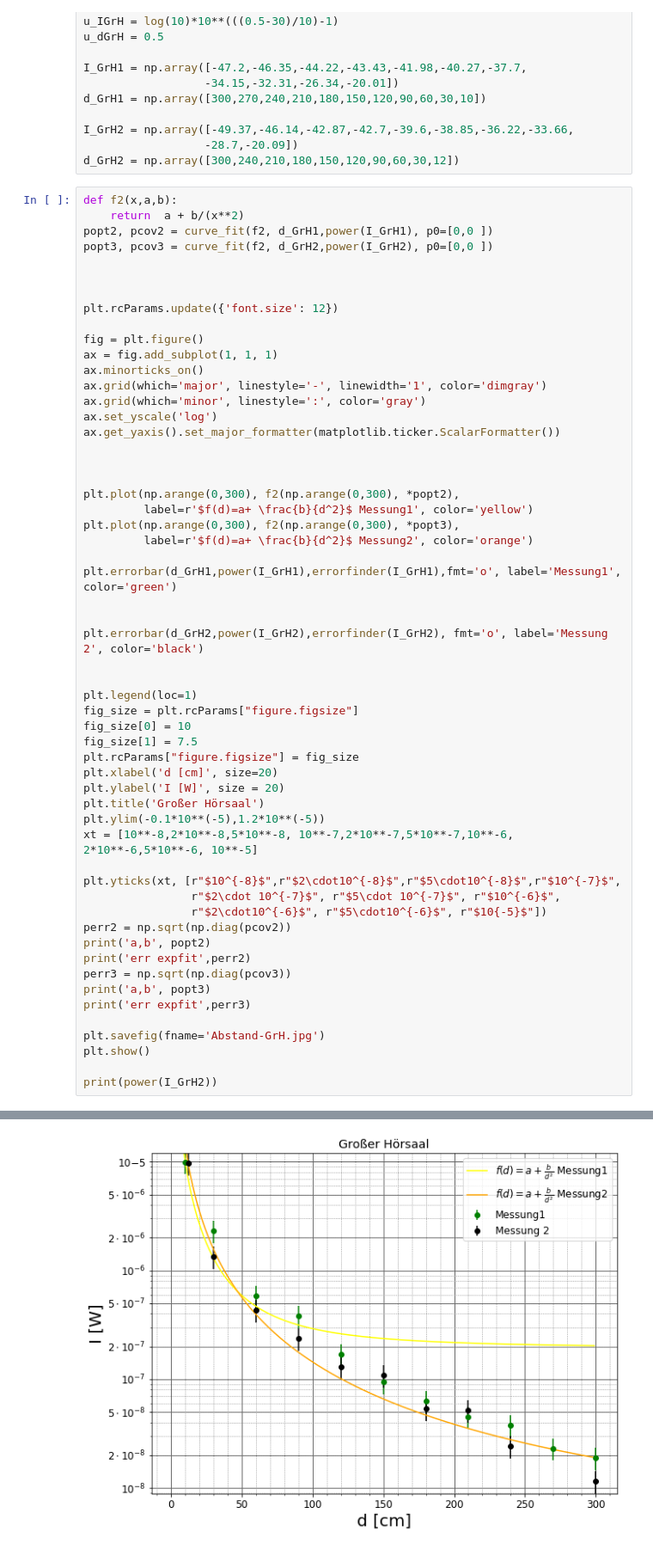
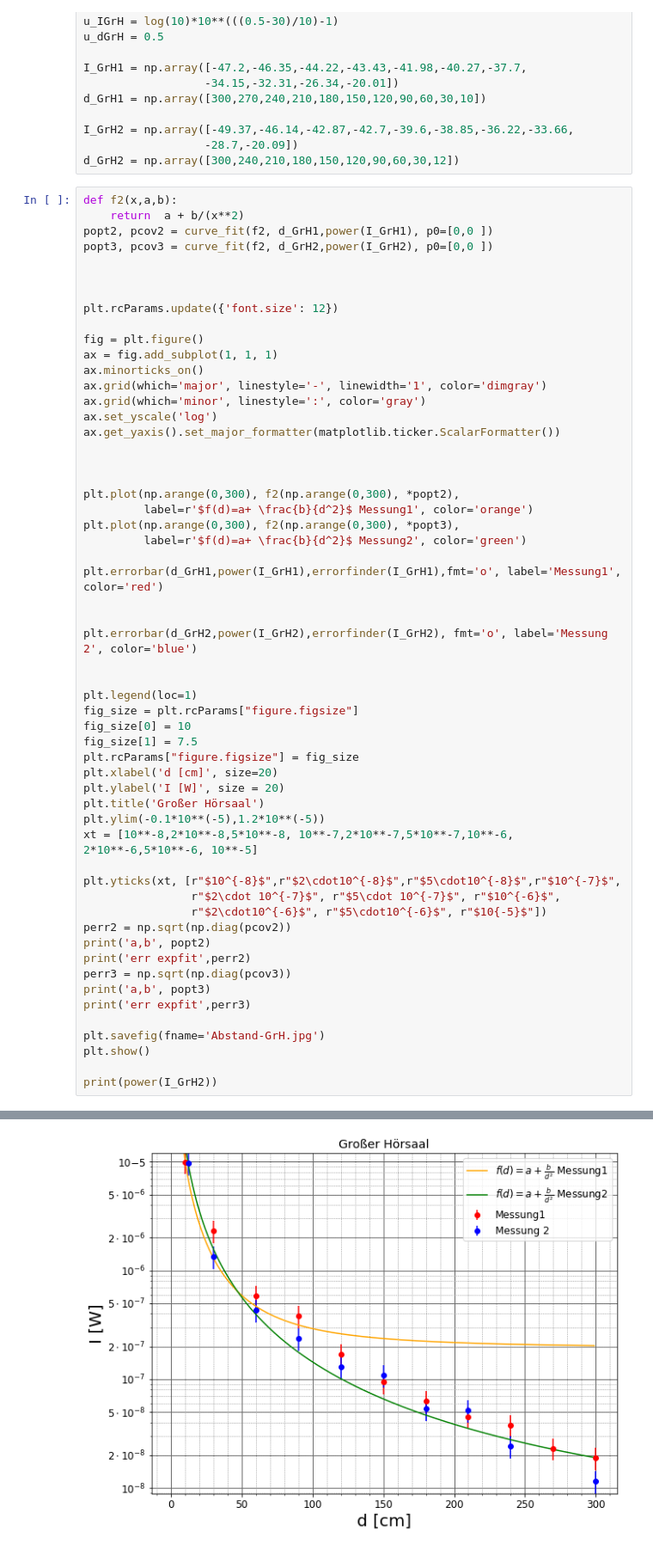
Before and after one commit to BigThonkers/AP2-Antenne, a Jupyter notebook: Rechnungen/Abstandsmessungen.ipynb, the cells around one changed output, grey strips where cells are left out. Shown at 86% size. Drawn from its saved outputs; the diff is of its cells as text.

```diff
--- a/Rechnungen/Abstandsmessungen.ipynb
+++ b/Rechnungen/Abstandsmessungen.ipynb
@@ -209,14 +209,14 @@ ax.get_yaxis().set_major_formatter(matplotlib.ticker.ScalarFormatter())
 
 
 plt.plot(np.arange(0,300), f2(np.arange(0,300), *popt2),
-         label=r'$f(d)=a+ \frac{b}{d^2}$ Messung1', color='yellow')
+         label=r'$f(d)=a+ \frac{b}{d^2}$ Messung1', color='orange')
 plt.plot(np.arange(0,300), f2(np.arange(0,300), *popt3),
-         label=r'$f(d)=a+ \frac{b}{d^2}$ Messung2', color='orange')
+         label=r'$f(d)=a+ \frac{b}{d^2}$ Messung2', color='green')
 
-plt.errorbar(d_GrH1,power(I_GrH1),errorfinder(I_GrH1),fmt='o', label='Messung1', color='green')
+plt.errorbar(d_GrH1,power(I_GrH1),errorfinder(I_GrH1),fmt='o', label='Messung1', color='red')
 
 
-plt.errorbar(d_GrH2,power(I_GrH2),errorfinder(I_GrH2), fmt='o', label='Messung 2', color='black')
+plt.errorbar(d_GrH2,power(I_GrH2),errorfinder(I_GrH2), fmt='o', label='Messung 2', color='blue')
 
 
 plt.legend(loc=1)
@@ -250,6 +251,6 @@ err expfit [  1.21149304e-07   3.99149629e-05]
 a,b [  3.32403068e-09   1.40547286e-03]
 err expfit [  2.87154918e-08   1.28987352e-05]
-[figure, old version]
+[figure, new version]
 [  1.15611224e-08   2.43220401e-08   5.16416369e-08   5.37031796e-08
    1.09647820e-07   1.30316678e-07   2.38781128e-07   4.30526610e-07
    1.34896288e-06   9.79489985e-06]
```
Also changed, not shown: parts of 2 cells of this notebook.
